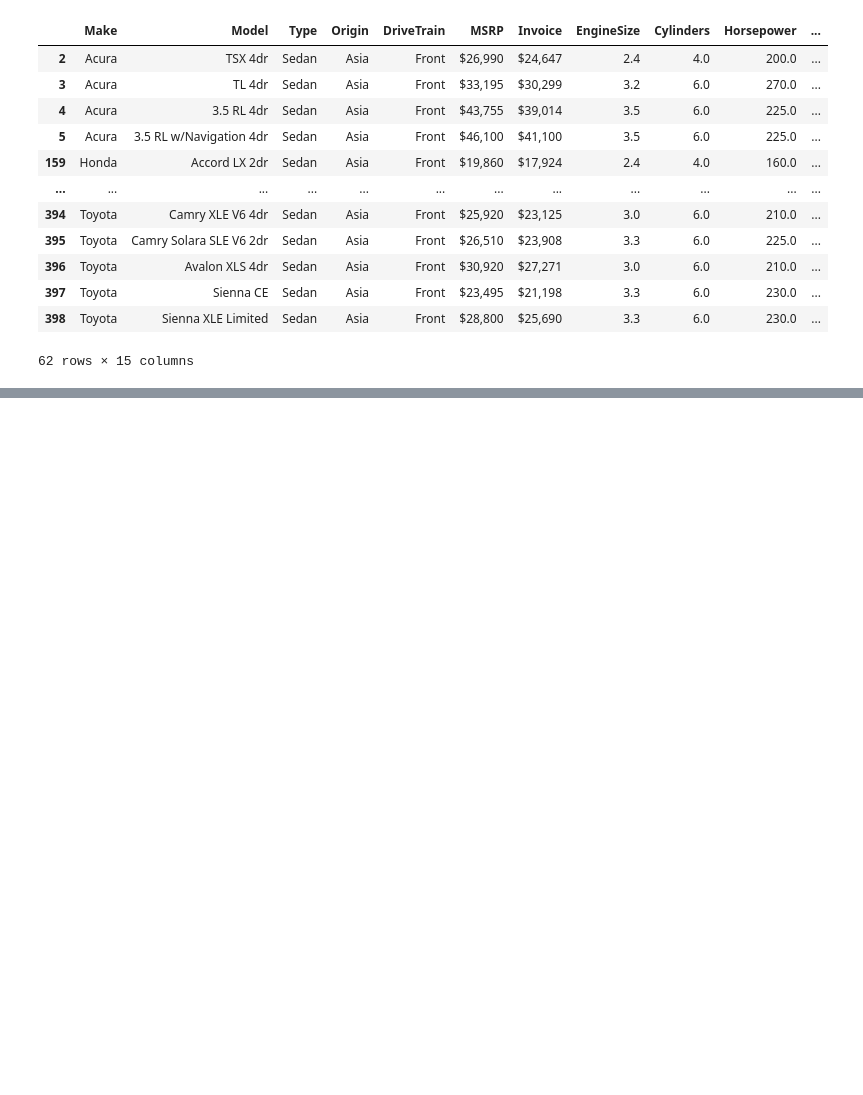
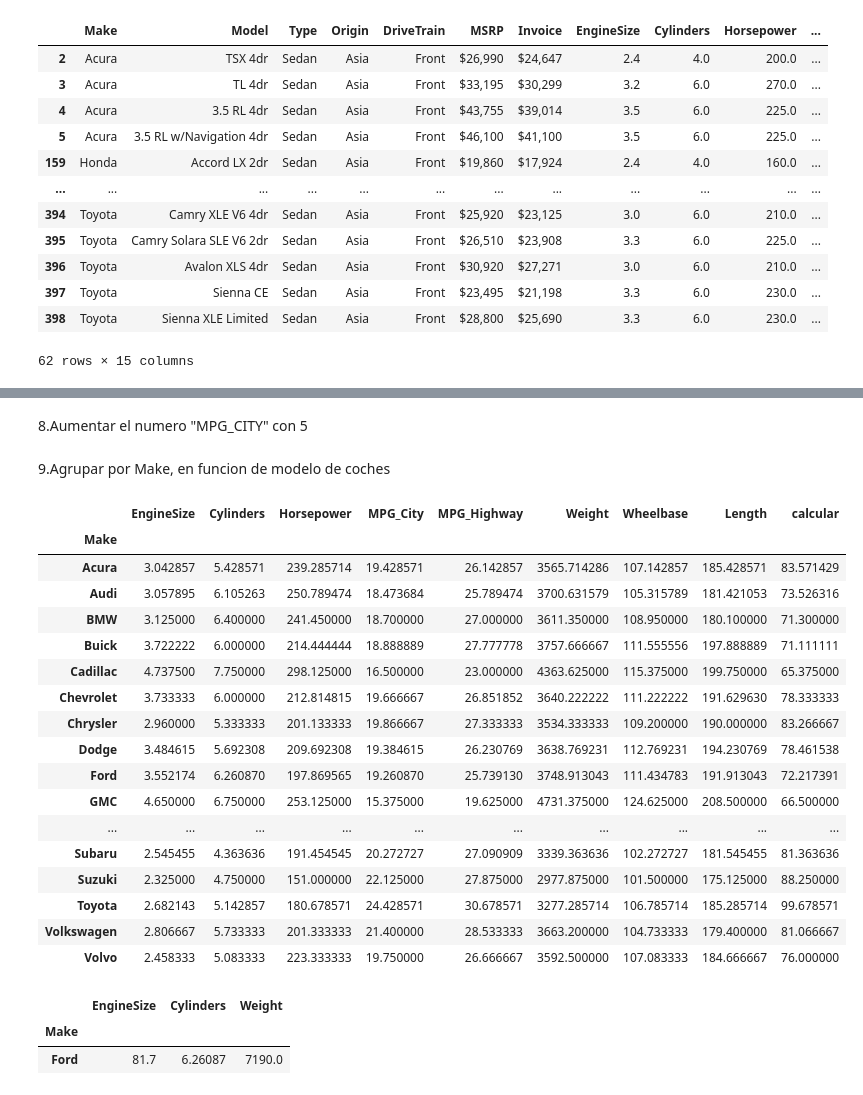
Before and after one commit to mariahirit/MyFirstProjectBig-Data, a Jupyter notebook: First_Project_Pandas.ipynb, the cells around one changed output, grey strips where cells are left out. Cells and saved outputs as stored; diff of their text form; code cells hidden in the pictures; blank space fills up the shorter version.

```diff
--- a/First_Project_Pandas.ipynb
+++ b/First_Project_Pandas.ipynb
@@ -307,0 +406,2 @@ df[(df["EngineSize"]> 2.0) & (df["Origin"] == "Asia") & (df["Type"] == "Sedan")]
+# %% [markdown]
+8.Aumentar el numero "MPG_CITY" con 5
@@ -307,0 +417,35 @@ df[(df["EngineSize"]> 2.0) & (df["Origin"] == "Asia") & (df["Type"] == "Sedan")]
+# %% [markdown]
+9.Agrupar por Make, en funcion de modelo de coches
+# %%
+df.groupby("Make").mean()
+# %% [output]
+|  | EngineSize | Cylinders | Horsepower | MPG_City | MPG_Highway | Weight | Wheelbase | Length | calcular |
+| Make |  |  |  |  |  |  |  |  |  |
+| Acura | 3.042857 | 5.428571 | 239.285714 | 19.428571 | 26.142857 | 3565.714286 | 107.142857 | 185.428571 | 83.571429 |
+| Audi | 3.057895 | 6.105263 | 250.789474 | 18.473684 | 25.789474 | 3700.631579 | 105.315789 | 181.421053 | 73.526316 |
+| BMW | 3.125000 | 6.400000 | 241.450000 | 18.700000 | 27.000000 | 3611.350000 | 108.950000 | 180.100000 | 71.300000 |
+| Buick | 3.722222 | 6.000000 | 214.444444 | 18.888889 | 27.777778 | 3757.666667 | 111.555556 | 197.888889 | 71.111111 |
+| Cadillac | 4.737500 | 7.750000 | 298.125000 | 16.500000 | 23.000000 | 4363.625000 | 115.375000 | 199.750000 | 65.375000 |
+| Chevrolet | 3.733333 | 6.000000 | 212.814815 | 19.666667 | 26.851852 | 3640.222222 | 111.222222 | 191.629630 | 78.333333 |
+| Chrysler | 2.960000 | 5.333333 | 201.133333 | 19.866667 | 27.333333 | 3534.333333 | 109.200000 | 190.000000 | 83.266667 |
+| Dodge | 3.484615 | 5.692308 | 209.692308 | 19.384615 | 26.230769 | 3638.769231 | 112.769231 | 194.230769 | 78.461538 |
+| Ford | 3.552174 | 6.260870 | 197.869565 | 19.260870 | 25.739130 | 3748.913043 | 111.434783 | 191.913043 | 72.217391 |
+| GMC | 4.650000 | 6.750000 | 253.125000 | 15.375000 | 19.625000 | 4731.375000 | 124.625000 | 208.500000 | 66.500000 |
+| ... | ... | ... | ... | ... | ... | ... | ... | ... | ... |
+| Subaru | 2.545455 | 4.363636 | 191.454545 | 20.272727 | 27.090909 | 3339.363636 | 102.272727 | 181.545455 | 81.363636 |
+| Suzuki | 2.325000 | 4.750000 | 151.000000 | 22.125000 | 27.875000 | 2977.875000 | 101.500000 | 175.125000 | 88.250000 |
+| Toyota | 2.682143 | 5.142857 | 180.678571 | 24.428571 | 30.678571 | 3277.285714 | 106.785714 | 185.285714 | 99.678571 |
+| Volkswagen | 2.806667 | 5.733333 | 201.333333 | 21.400000 | 28.533333 | 3663.200000 | 104.733333 | 179.400000 | 81.066667 |
+| Volvo | 2.458333 | 5.083333 | 223.333333 | 19.750000 | 26.666667 | 3592.500000 | 107.083333 | 184.666667 | 76.000000 |
+# %%
+group = df.groupby("Make").agg({
+    "EngineSize" :"sum",
+    "Cylinders"  : "mean",
+    "Weight"     : "max"
+
+})
+group[group["Weight"] > 7000]
+# %% [output]
+|  | EngineSize | Cylinders | Weight |
+| Make |  |  |  |
+| Ford | 81.7 | 6.26087 | 7190.0 |
```
Also changed, not shown: parts of 14 cells of this notebook.
